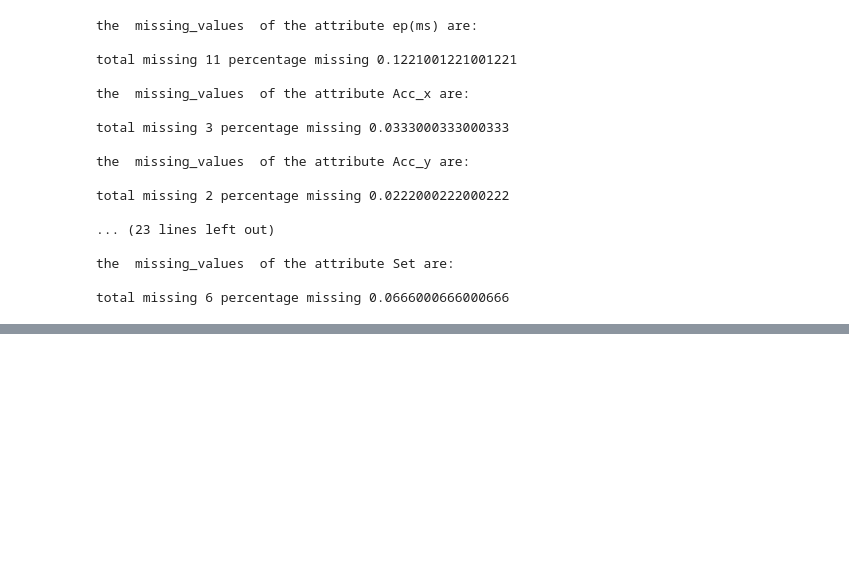
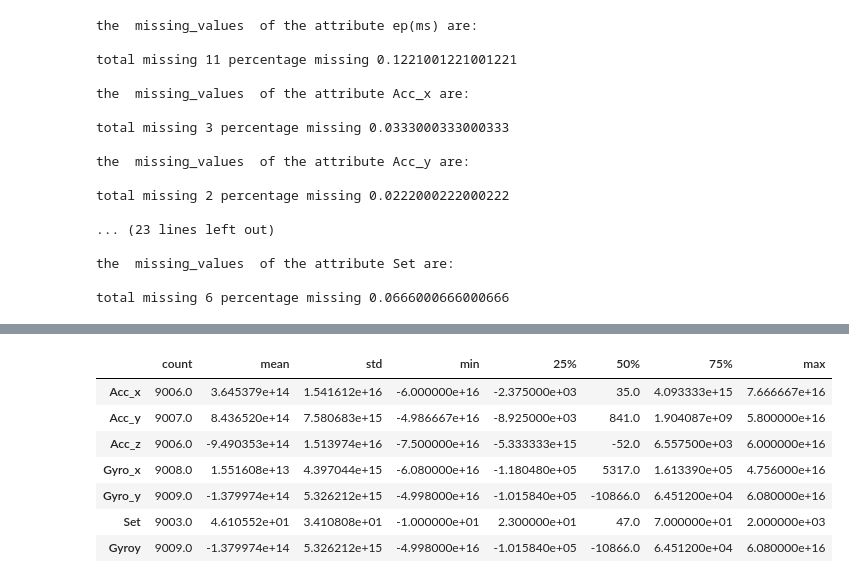
Before and after one commit to rahilGhamraci/Data-Mining-Lab, a Jupyter notebook: Lab 1/Lab 1.ipynb, the cells around one changed output, grey strips where cells are left out. Saved outputs shown, nothing was run; the diff lists cells and outputs as text; code cells hidden in the pictures; blank space fills up the shorter version.

```diff
--- a/Lab 1/Lab 1.ipynb
+++ b/Lab 1/Lab 1.ipynb
@@ -46,0 +58,12 @@ Name: count, dtype: int64
+# %%
+df["Acc_x"] = df["Acc_x"].str.replace('.', '', regex=False).str.replace(',', '.', regex=False).astype(float)
+df["Acc_y"] = df["Acc_y"].str.replace('.', '', regex=False).str.replace(',', '.', regex=False).astype(float)
+df["Acc_z"] = df["Acc_z"].str.replace('.', '', regex=False).str.replace(',', '.', regex=False).astype(float)
+df["Gyro_x"] = df["Gyro_x"].str.replace('.', '', regex=False).str.replace(',', '.', regex=False).astype(float)
+df["Gyroy"] = df["Gyro_y"].str.replace('.', '', regex=False).str.replace(',', '.', regex=False).astype(float)
+df["Gyro_y"] = df["Gyro_y"].str.replace('.', '', regex=False).str.replace(',', '.', regex=False).astype(float)
+# %%
+numerical_cols = df.select_dtypes(include=[np.number]).columns
+non_numerical_cols = df.select_dtypes(exclude=[np.number]).columns
+print(numerical_cols)
+print(non_numerical_cols)
@@ -425,0 +462,11 @@ the  unique_values  of the attribute Set are:
+# %%
+df[numerical_cols].describe().T
+# %% [output]
+|  | count | mean | std | min | 25% | 50% | 75% | max |
+| Acc_x | 9006.0 | 3.645379e+14 | 1.541612e+16 | -6.000000e+16 | -2.375000e+03 | 35.0 | 4.093333e+15 | 7.666667e+16 |
+| Acc_y | 9007.0 | 8.436520e+14 | 7.580683e+15 | -4.986667e+16 | -8.925000e+03 | 841.0 | 1.904087e+09 | 5.800000e+16 |
+| Acc_z | 9006.0 | -9.490353e+14 | 1.513974e+16 | -7.500000e+16 | -5.333333e+15 | -52.0 | 6.557500e+03 | 6.000000e+16 |
+| Gyro_x | 9008.0 | 1.551608e+13 | 4.397044e+15 | -6.080000e+16 | -1.180480e+05 | 5317.0 | 1.613390e+05 | 4.756000e+16 |
+| Gyro_y | 9009.0 | -1.379974e+14 | 5.326212e+15 | -4.998000e+16 | -1.015840e+05 | -10866.0 | 6.451200e+04 | 6.080000e+16 |
+| Set | 9003.0 | 4.610552e+01 | 3.410808e+01 | -1.000000e+01 | 2.300000e+01 | 47.0 | 7.000000e+01 | 2.000000e+03 |
+| Gyroy | 9009.0 | -1.379974e+14 | 5.326212e+15 | -4.998000e+16 | -1.015840e+05 | -10866.0 | 6.451200e+04 | 6.080000e+16 |
```
Also changed, not shown: parts of 18 cells of this notebook.
